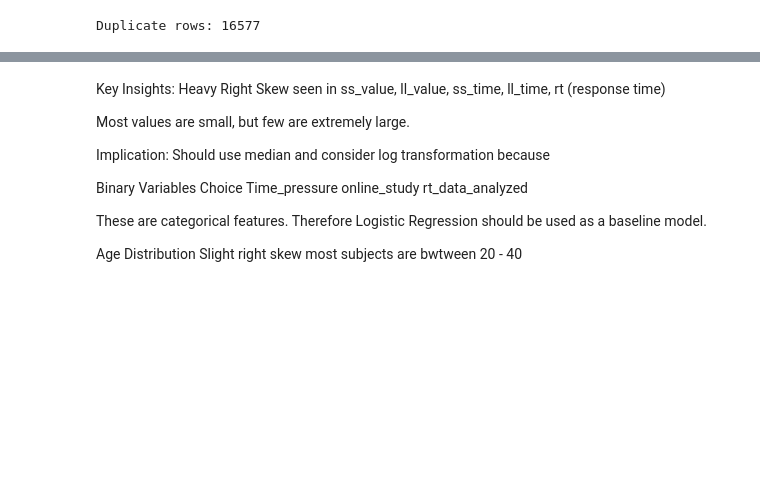
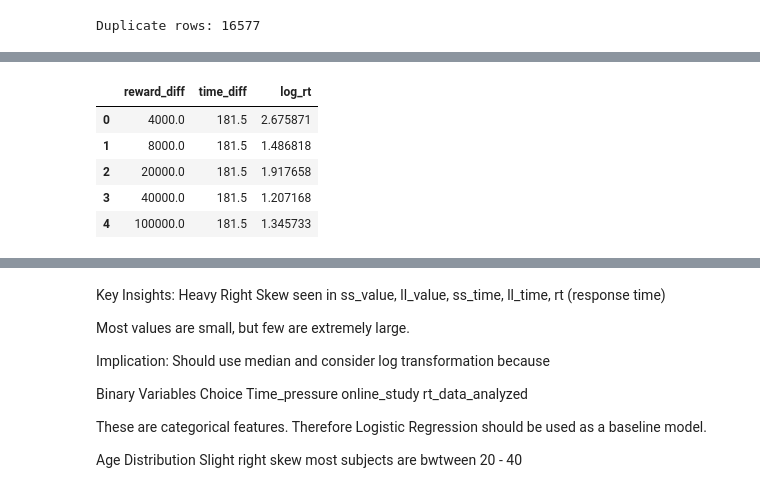
Before and after one commit to esshak-bu/Time-Variance-Authority, a Jupyter notebook: TIMEVARIANCEAUTHORITY_Hackathon_SP2026.ipynb, the cells around one changed output, grey strips where cells are left out. Saved outputs shown, nothing was run; the diff lists cells and outputs as text; code cells hidden in the pictures; blank space fills up the shorter version.

```diff
--- a/TIMEVARIANCEAUTHORITY_Hackathon_SP2026.ipynb
+++ b/TIMEVARIANCEAUTHORITY_Hackathon_SP2026.ipynb
@@ -253,0 +259,3 @@ Duplicate rows: 16577
+# %%
+# --- drop the duplicates
+dfcleaned = df.drop_duplicates(subset=["subj_ident", "sess_ident", "trial_idx"])
@@ -253,0 +305,9 @@ Duplicate rows: 16577
+# %%
+dfcleaned[["reward_diff", "time_diff", "log_rt"]].head()
+# %% [output]
+|  | reward_diff | time_diff | log_rt |
+| 0 | 4000.0 | 181.5 | 2.675871 |
+| 1 | 8000.0 | 181.5 | 1.486818 |
+| 2 | 20000.0 | 181.5 | 1.917658 |
+| 3 | 40000.0 | 181.5 | 1.207168 |
+| 4 | 100000.0 | 181.5 | 1.345733 |
```
Also changed, not shown: parts of 15 cells of this notebook.
